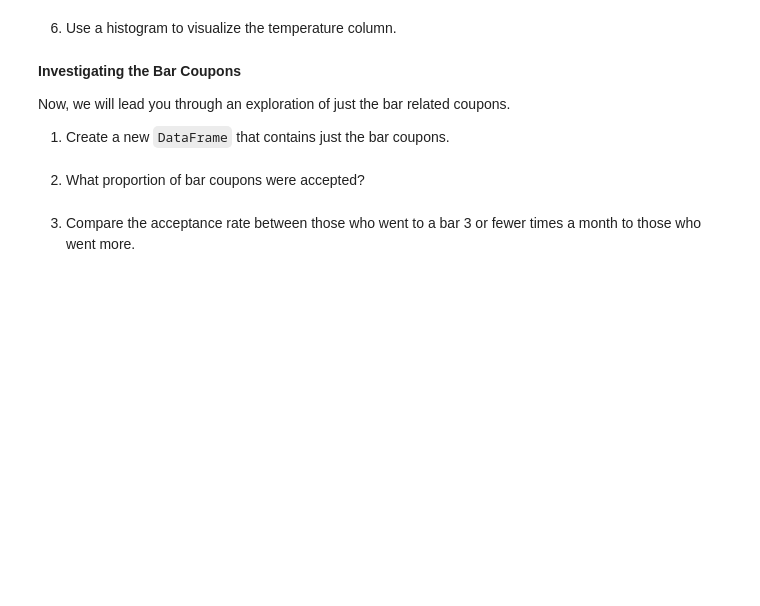
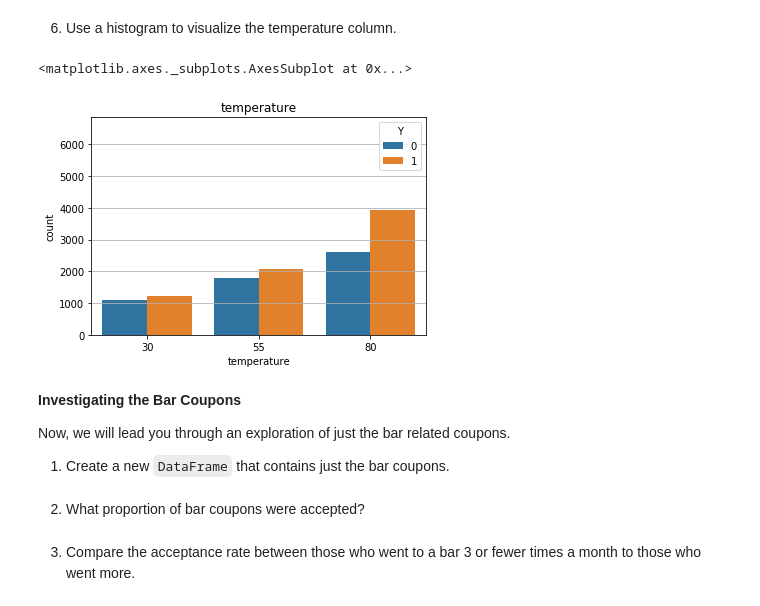
Before and after one commit to purnamididuddi/coupon_acceptance, a Jupyter notebook: coupon_analysis.ipynb, the cells around one changed output. Saved outputs shown, nothing was run; the diff lists cells and outputs as text; code cells hidden in the pictures; blank space fills up the shorter version.

```diff
--- a/coupon_analysis.ipynb
+++ b/coupon_analysis.ipynb
@@ -275,5 +293,12 @@ dtype: int64
 # %% [markdown]
 6. Use a histogram to visualize the temperature column.
+# %%
+#data[['temperature','Y']].hist(by='Y')
+data[['temperature']].hist()
+sns.countplot(data=data, x='temperature', hue='Y')
+# %% [output]
+<matplotlib.axes._subplots.AxesSubplot at 0x...>
+[figure, added]
 # %% [markdown]
 **Investigating the Bar Coupons**
 
```
Also changed, not shown: parts of 6 cells of this notebook.
